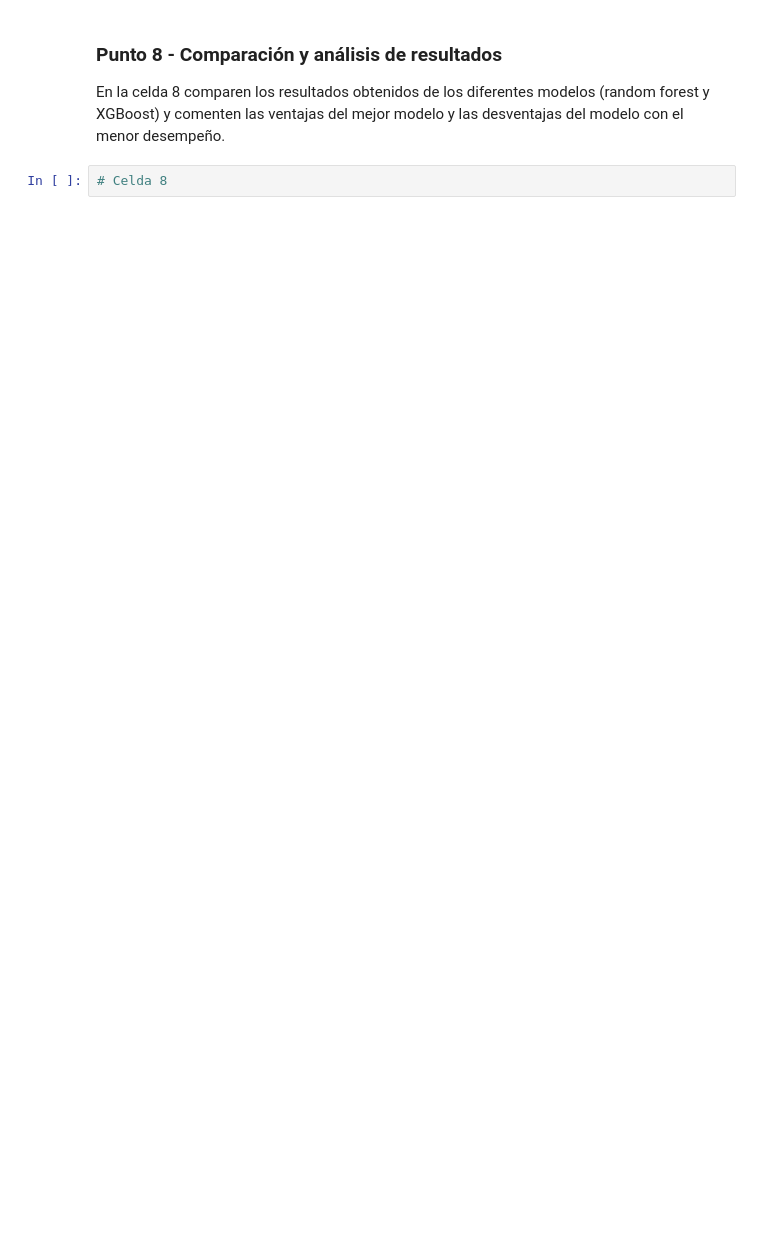
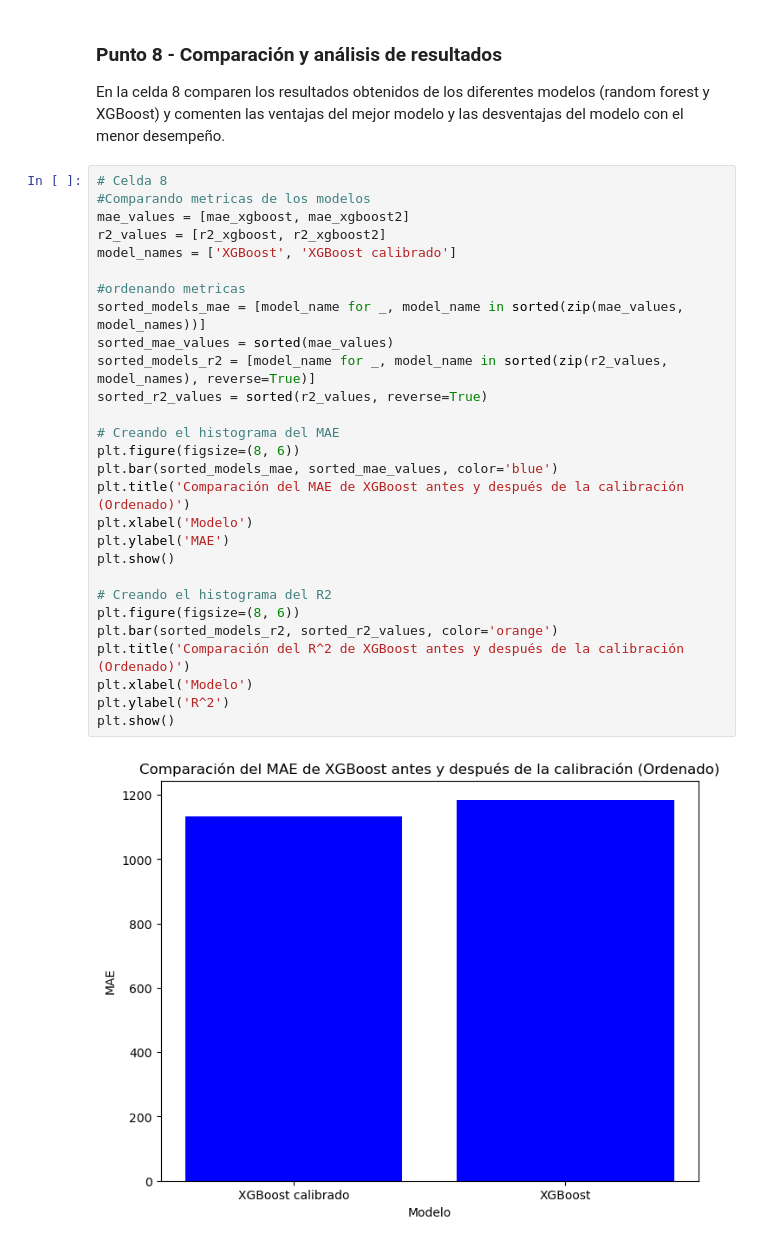
Before and after one commit to felipelobatodasilva/MIAD_NLP, a Jupyter notebook: Semana 2/S2TC1_RandomForests_Boosting.ipynb, the cells around one changed output. Drawn from its saved outputs; the diff is of its cells as text; blank space fills up the shorter version.

```diff
--- a/Semana 2/S2TC1_RandomForests_Boosting.ipynb
+++ b/Semana 2/S2TC1_RandomForests_Boosting.ipynb
@@ -215,5 +340,33 @@ En la celda 7 calibren los parámetros learning rate, gamma y colsample_bytree d
 # %% [markdown]
 ### Punto 8 - Comparación y análisis de resultados
 En la celda 8 comparen los resultados obtenidos de los diferentes modelos (random forest y XGBoost) y comenten las ventajas del mejor modelo y las desventajas del modelo con el menor desempeño.
-# %%
-# Celda 8
+# %%
+# Celda 8
+#Comparando metricas de los modelos
+mae_values = [mae_xgboost, mae_xgboost2]
+r2_values = [r2_xgboost, r2_xgboost2]
+model_names = ['XGBoost', 'XGBoost calibrado']
+
+#ordenando metricas
+sorted_models_mae = [model_name for _, model_name in sorted(zip(mae_values, model_names))]
+sorted_mae_values = sorted(mae_values)
+sorted_models_r2 = [model_name for _, model_name in sorted(zip(r2_values, model_names), reverse=True)]
+sorted_r2_values = sorted(r2_values, reverse=True)
+
+# Creando el histograma del MAE
+plt.figure(figsize=(8, 6))
+plt.bar(sorted_models_mae, sorted_mae_values, color='blue')
+plt.title('Comparación del MAE de XGBoost antes y después de la calibración (Ordenado)')
+plt.xlabel('Modelo')
+plt.ylabel('MAE')
+plt.show()
+
+# Creando el histograma del R2
+plt.figure(figsize=(8, 6))
+plt.bar(sorted_models_r2, sorted_r2_values, color='orange')
+plt.title('Comparación del R^2 de XGBoost antes y después de la calibración (Ordenado)')
+plt.xlabel('Modelo')
+plt.ylabel('R^2')
+plt.show()
+# %% [output]
+[figure, added]
```
Also changed, not shown: parts of 11 cells of this notebook.
